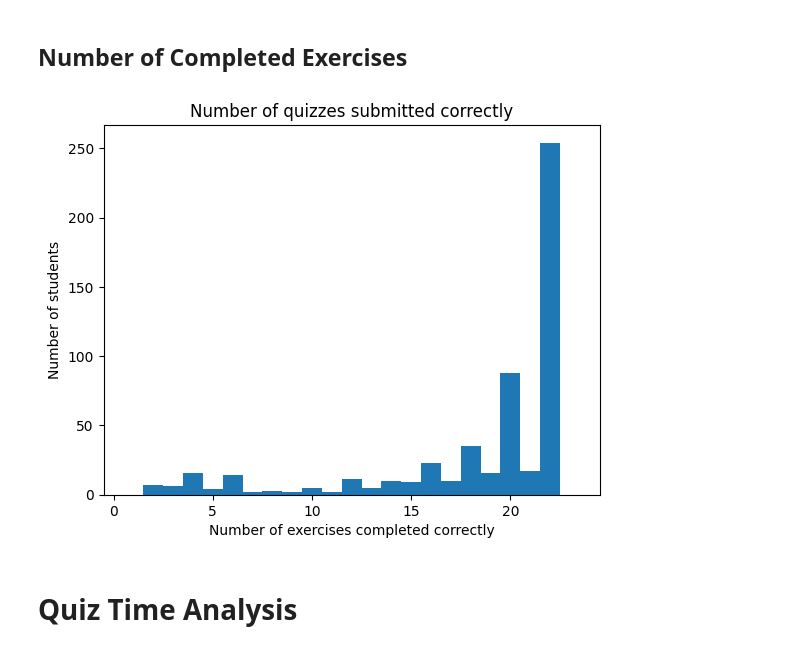
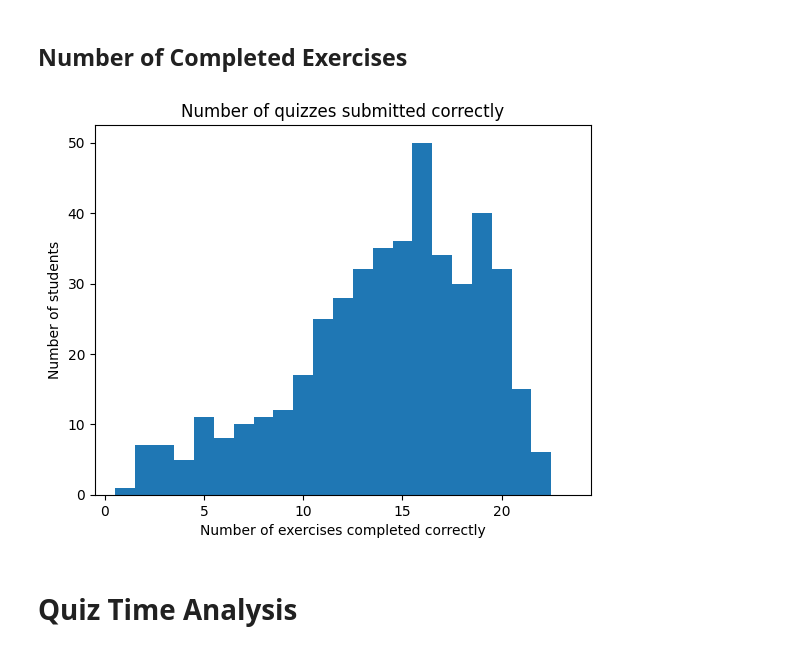
Before and after one commit to AmauryGeorge/LearningByExplaining, a Jupyter notebook: cleanednb.ipynb, the cells around one changed output. Drawn from its saved outputs; the diff is of its cells as text; code cells hidden in the pictures.

```diff
--- a/cleanednb.ipynb
+++ b/cleanednb.ipynb
@@ -41,0 +14,25 @@ df
+# %%
+df_load = pd.read_json('merged_logs.jsonl', lines=True, convert_dates=['_creationTime'])
+# %%
+df  = df_load.copy()
+weeks = [f"Quiz #{i}" for i in range (1, 12)]
+if True :
+    df = df[df['valid']]
+df = df.drop_duplicates(subset=['_id'])
+before = len(df)
+mt=0.25
+print(f"Before filtering: {before}")
+df = df.query("0<timeSpent_message < 60 or variant !='explain'")
+df = df.query("0<timeSpent_read < 60 or variant !='reading'")
+df = df.query("0<timeSpent_quiz < 60")
+
+quantiles_per_ex = df.groupby("exerciseId")[["timeSpent_message","timeSpent_quiz","timeSpent_read"]].quantile([0.025, 0.975]).reset_index()
+
+for ex in quantiles_per_ex["exerciseId"].unique():
+    q1 = quantiles_per_ex.query("exerciseId == @ex and level_1 == 0.025").values[0]
+    q3 = quantiles_per_ex.query("exerciseId == @ex and level_1 == 0.975").values[0]
+    df = df.query("exerciseId != @ex or (@q1[2]<timeSpent_message < @q3[2] or variant!='explain') and @q1[3]<timeSpent_quiz < @q3[3] and (@q1[4]<timeSpent_read < @q3[4] or variant!='reading')")
+after = len(df)
+
+print(f"After filtering: {after}")
+print(f"Filtered out: {before - after} ({(before - after) / before * 100:.2f}%)")
@@ -44,11 +45,9 @@ df
 # %%
 print(df.query("type == 'quizSubmission'")["week"].value_counts()[weeks])
 df.query("type == 'quizSubmission'")["week"].value_counts()[weeks].plot(kind='bar')
-c = df.query("type == 'quizSubmission'").groupby(["userId","exerciseId"]).transform('size')
-df["num_attempts"] = df.query("type == 'quizSubmission'").groupby(["userId","exerciseId"]).transform('count')["type"]
-display(df.query("num_attempts ==76").sort_values("_creationTime"))
+df["num_attempts"] = df[df['type'] == 'quizSubmission'].groupby(["userId", "exerciseId"])["type"].transform('count')
+display(df["num_attempts"] )
 plt.savefig('figures/attempts/attemptStarted.png')
 plt.show()
-df
 # %% [output]
 week
@@ -166,16 +165,18 @@ Hash Tables: 3.35,3.27,0.78
 # %% [markdown]
 ## Number of Completed Exercises
 # %%
-df[(df["type"]=="quizSubmission") & (df["details"].apply(lambda x: x.get("correctness")==1 if x is not None else False))]["userId"].value_counts().plot(kind='hist', bins=np.arange(1,25, 1))
+df[(df["type"]=="quizSubmission") & (df["details"].apply(
+    lambda x: x.get("correctness")==1 if x is not None else False))]["userId"].value_counts().plot(
+        kind='hist', bins=np.arange(1,25, 1))
 plt.xticks(np.arange(1,25,5)-0.5, np.arange(0,25,5))
 plt.xlabel("Number of exercises completed correctly")
 plt.ylabel("Number of students")
 plt.title("Number of quizzes submitted correctly")
 plt.xlim(0,25)
 plt.savefig('figures/attempts/number_of_quizzes.png')
 plt.show()
 # %% [output]
-[figure, old version]
+[figure, new version]
 # %% [markdown]
 # Quiz Time Analysis
 # %%
```
Also changed, not shown: parts of 42 cells of this notebook, 8 other files.
